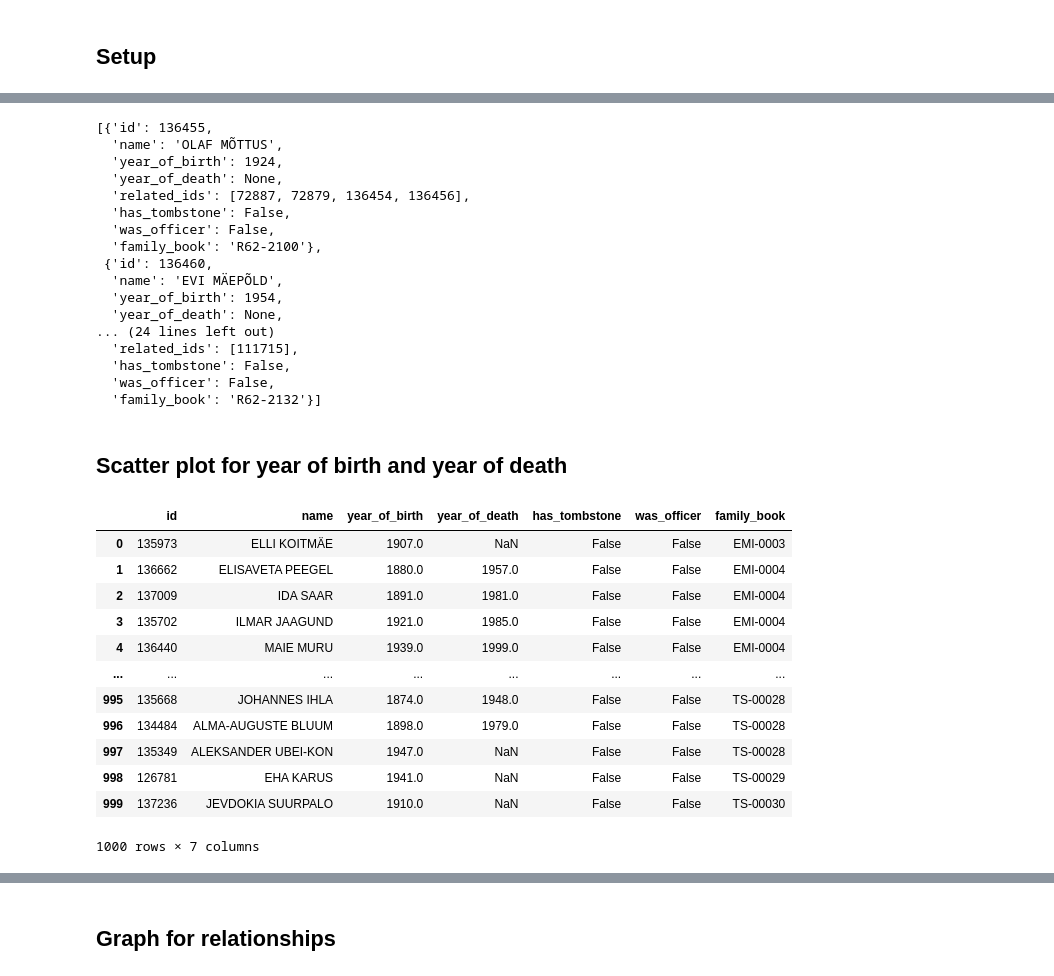
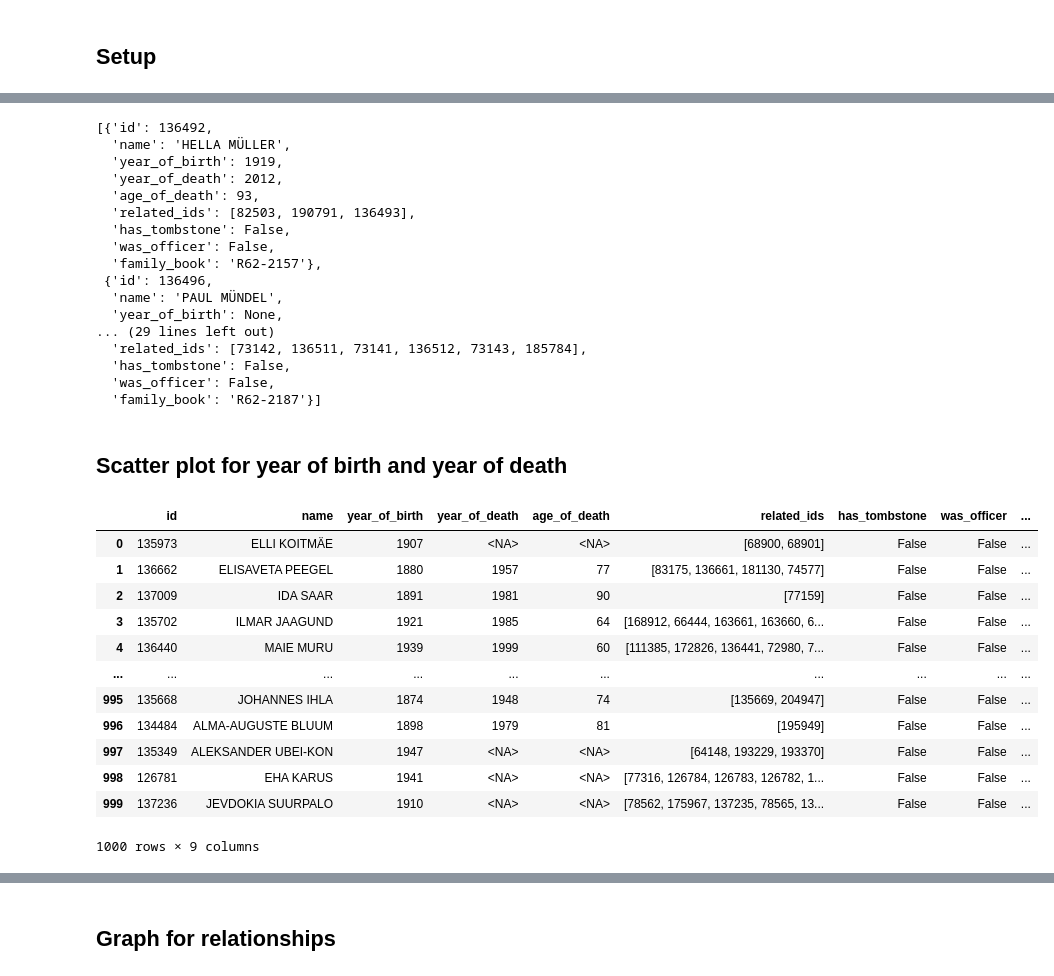
Before and after one commit to christophajohns/explorative-information-visualization, a Jupyter notebook: memorial.ipynb, the cells around one changed output, grey strips where cells are left out. Drawn from its saved outputs; the diff is of its cells as text; code cells hidden in the pictures.

```diff
--- a/memorial.ipynb
+++ b/memorial.ipynb
@@ -9,7 +9,7 @@ import seaborn as sns
 import json
 # %%
 # Read in memorial data
-f = open("memorial.json",)
+f = open("memorial_1000.json",)
 json_data = json.load(f)
 json_data
 # %% [output]
@@ -59,6 +59,7 @@ data = [
         "name": f"{person['_source']['eesnimi']} {person['_source']['perenimi']}" if "eesnimi" in person["_source"].keys() and "perenimi" in person["_source"].keys() else None,
         "year_of_birth": int(person["_source"]["sünd"]) if "sünd" in person["_source"].keys() else None,
         "year_of_death": int(person["_source"]["surm"]) if "surm" in person["_source"].keys() else None,
+        "age_of_death": int(person["_source"]["surm"]) - int(person["_source"]["sünd"]) if "sünd" in person["_source"].keys() and "surm" in person["_source"].keys() else None,
         "related_ids": [int(related_person_id) for related_person_id in person["_source"]["pereseosID"].split(" ") if related_person_id != person['_source']['id']] if "pereseosID" in person["_source"].keys() else [],
         "has_tombstone": bool(int(person["_source"]["kivi"] )) if "kivi" in person["_source"].keys() else None,
         "was_officer": bool(int(person["_source"]["ohvitser"] )) if "ohvitser" in person["_source"].keys() else None,
@@ -70,42 +71,46 @@ data = [
 
 data[:5]
 # %% [output]
-[{'id': 136455,
-  'name': 'OLAF MÕTTUS',
-  'year_of_birth': 1924,
-  'year_of_death': None,
-  'related_ids': [72887, 72879, 136454, 136456],
+[{'id': 136492,
+  'name': 'HELLA MÜLLER',
+  'year_of_birth': 1919,
+  'year_of_death': 2012,
+  'age_of_death': 93,
+  'related_ids': [82503, 190791, 136493],
   'has_tombstone': False,
   'was_officer': False,
-  'family_book': 'R62-2100'},
- {'id': 136460,
-  'name': 'EVI MÄEPÕLD',
-  'year_of_birth': 1954,
-  'year_of_death': None,
-... (24 lines left out)
-  'related_ids': [111715],
+  'family_book': 'R62-2157'},
+ {'id': 136496,
+  'name': 'PAUL MÜNDEL',
+  'year_of_birth': None,
+... (29 lines left out)
+  'related_ids': [73142, 136511, 73141, 136512, 73143, 185784],
   'has_tombstone': False,
   'was_officer': False,
-  'family_book': 'R62-2132'}]
+  'family_book': 'R62-2187'}]
 # %% [markdown]
 ## Scatter plot for year of birth and year of death
 # %%
 # Create DataFrame
-df = pd.DataFrame(data).sort_values(by=["family_book", "year_of_birth"]).reset_index(drop=True)[["id", "name", "year_of_birth", "year_of_death", "has_tombstone", "was_officer", "family_book"]]
+#df = pd.DataFrame(data).sort_values(by=["family_book", "year_of_birth"]).reset_index(drop=True)[["id", "name", "year_of_birth", "year_of_death", "has_tombstone", "was_officer", "family_book"]]
+df = pd.DataFrame(data).sort_values(by=["family_book", "year_of_birth"]).reset_index(drop=True)
+df["year_of_birth"] = df["year_of_birth"].astype(pd.Int64Dtype())
+df["year_of_death"] = df["year_of_death"].astype(pd.Int64Dtype())
+df["age_of_death"] = df["age_of_death"].astype(pd.Int64Dtype())
 df
 # %% [output]
-|  | id | name | year_of_birth | year_of_death | has_tombstone | was_officer | family_book |
-| 0 | 135973 | ELLI KOITMÄE | 1907.0 | NaN | False | False | EMI-0003 |
-| 1 | 136662 | ELISAVETA PEEGEL | 1880.0 | 1957.0 | False | False | EMI-0004 |
-| 2 | 137009 | IDA SAAR | 1891.0 | 1981.0 | False | False | EMI-0004 |
-| 3 | 135702 | ILMAR JAAGUND | 1921.0 | 1985.0 | False | False | EMI-0004 |
-| 4 | 136440 | MAIE MURU | 1939.0 | 1999.0 | False | False | EMI-0004 |
-| ... | ... | ... | ... | ... | ... | ... | ... |
-| 995 | 135668 | JOHANNES IHLA | 1874.0 | 1948.0 | False | False | TS-00028 |
-| 996 | 134484 | ALMA-AUGUSTE BLUUM | 1898.0 | 1979.0 | False | False | TS-00028 |
-| 997 | 135349 | ALEKSANDER UBEI-KON | 1947.0 | NaN | False | False | TS-00028 |
-| 998 | 126781 | EHA KARUS | 1941.0 | NaN | False | False | TS-00029 |
-| 999 | 137236 | JEVDOKIA SUURPALO | 1910.0 | NaN | False | False | TS-00030 |
+|  | id | name | year_of_birth | year_of_death | age_of_death | related_ids | has_tombstone | was_officer | ... |
+| 0 | 135973 | ELLI KOITMÄE | 1907 | <NA> | <NA> | [68900, 68901] | False | False | ... |
+| 1 | 136662 | ELISAVETA PEEGEL | 1880 | 1957 | 77 | [83175, 136661, 181130, 74577] | False | False | ... |
+| 2 | 137009 | IDA SAAR | 1891 | 1981 | 90 | [77159] | False | False | ... |
+| 3 | 135702 | ILMAR JAAGUND | 1921 | 1985 | 64 | [168912, 66444, 163661, 163660, 6... | False | False | ... |
+| 4 | 136440 | MAIE MURU | 1939 | 1999 | 60 | [111385, 172826, 136441, 72980, 7... | False | False | ... |
+| ... | ... | ... | ... | ... | ... | ... | ... | ... | ... |
+| 995 | 135668 | JOHANNES IHLA | 1874 | 1948 | 74 | [135669, 204947] | False | False | ... |
+| 996 | 134484 | ALMA-AUGUSTE BLUUM | 1898 | 1979 | 81 | [195949] | False | False | ... |
+| 997 | 135349 | ALEKSANDER UBEI-KON | 1947 | <NA> | <NA> | [64148, 193229, 193370] | False | False | ... |
+| 998 | 126781 | EHA KARUS | 1941 | <NA> | <NA> | [77316, 126784, 126783, 126782, 1... | False | False | ... |
+| 999 | 137236 | JEVDOKIA SUURPALO | 1910 | <NA> | <NA> | [78562, 175967, 137235, 78565, 13... | False | False | ... |
-1000 rows × 7 columns
+1000 rows × 9 columns
 # %%
 # Remove missing data
```
Also changed, not shown: parts of 16 cells of this notebook, 13 other files.
